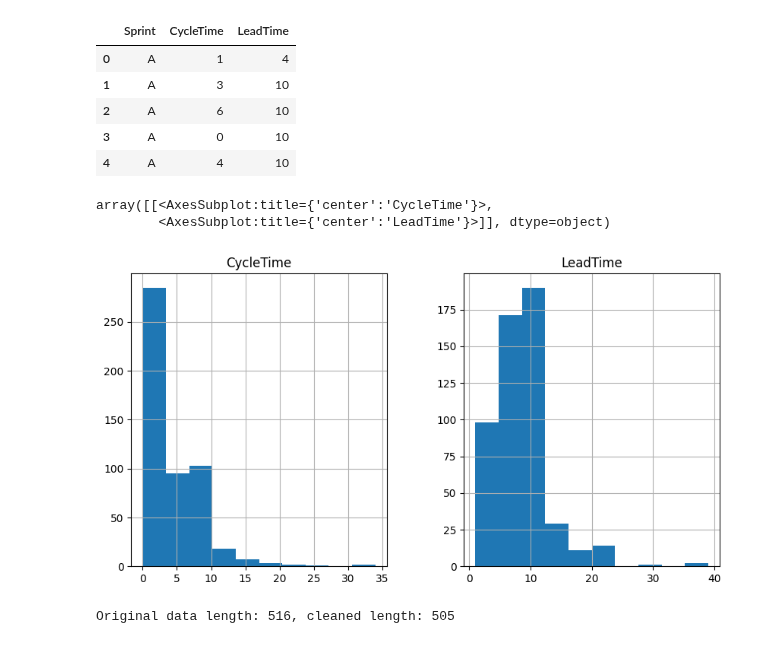
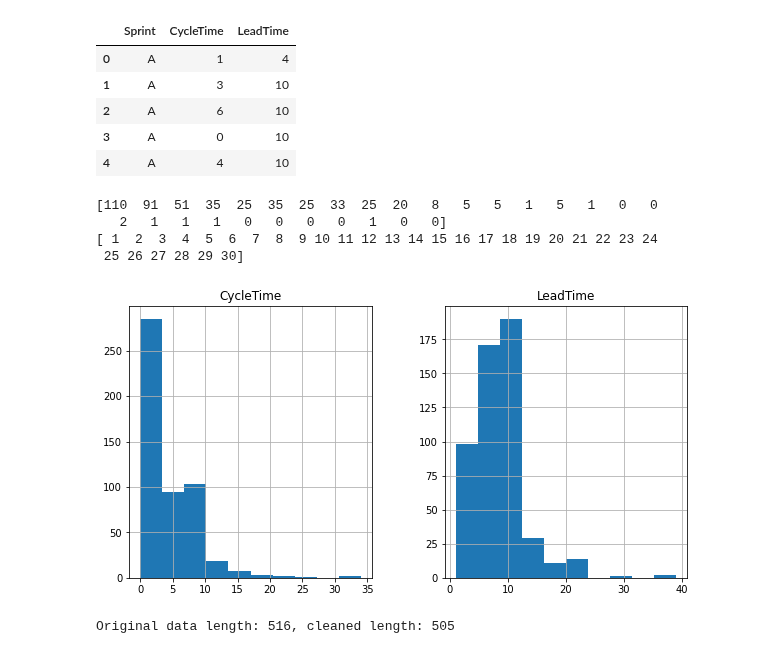
Before and after one commit to zkavtaskin/Lead-Time-Driven-Delivery-Simulation, a Jupyter notebook: Notebook/LeadTimeDynamics.ipynb, the cells around one changed output. Saved outputs shown, nothing was run; the diff lists cells and outputs as text; code cells hidden in the pictures.

```diff
--- a/Notebook/LeadTimeDynamics.ipynb
+++ b/Notebook/LeadTimeDynamics.ipynb
@@ -38,13 +38,18 @@ display(sprints.head())
 | 2 | A | 6 | 10 |
 | 3 | A | 0 | 10 |
 | 4 | A | 4 | 10 |
-# %%
-sprints.describe()
-sprints.hist(bins=10, figsize=(10,5))
-# %% [output]
-array([[<AxesSubplot:title={'center':'CycleTime'}>,
-        <AxesSubplot:title={'center':'LeadTime'}>]], dtype=object)
-[figure, removed]
+# %%
+sprints.describe()
+sprints.hist(bins=10, figsize=(10,5))
+values, bins = np.histogram(sprints["CycleTime"], bins=[1, 2, 3, 4, 5, 6, 7, 8, 9, 10, 11, 12, 13,14,15,16,17,18,19,20,21,22,23,24,25,26,27,28,29,30])
+print(values)
+print(bins)
+# %% [output]
+[110  91  51  35  25  35  25  33  25  20   8   5   5   1   5   1   0   0
+   2   1   1   1   0   0   0   0   1   0   0]
+[ 1  2  3  4  5  6  7  8  9 10 11 12 13 14 15 16 17 18 19 20 21 22 23 24
+ 25 26 27 28 29 30]
+[figure, added]
 # %%
 sprint_cycletime_z = np.abs(stats.zscore(sprints["CycleTime"]))
 sprint_leadtime_z = np.abs(stats.zscore(sprints["LeadTime"]))
```
Also changed, not shown: parts of 1 cell of this notebook, 2 other files.
